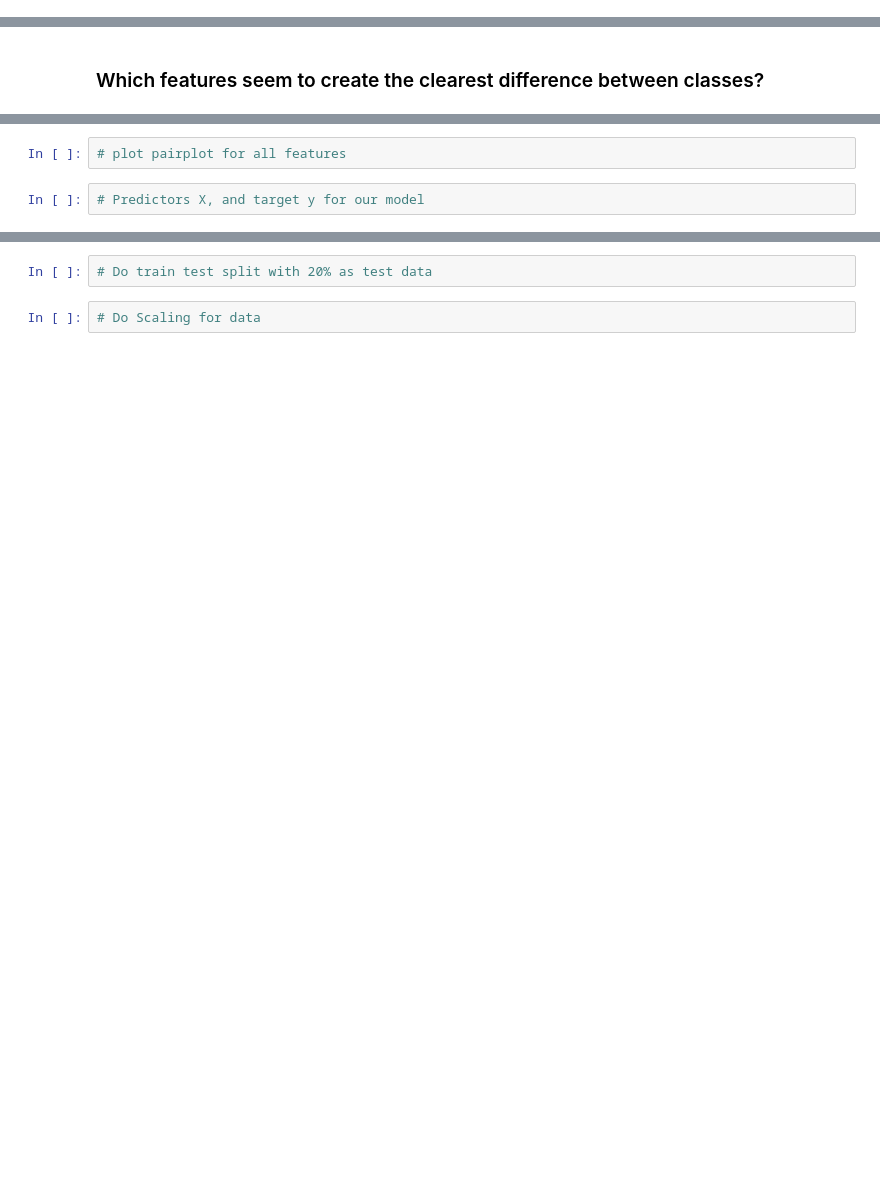
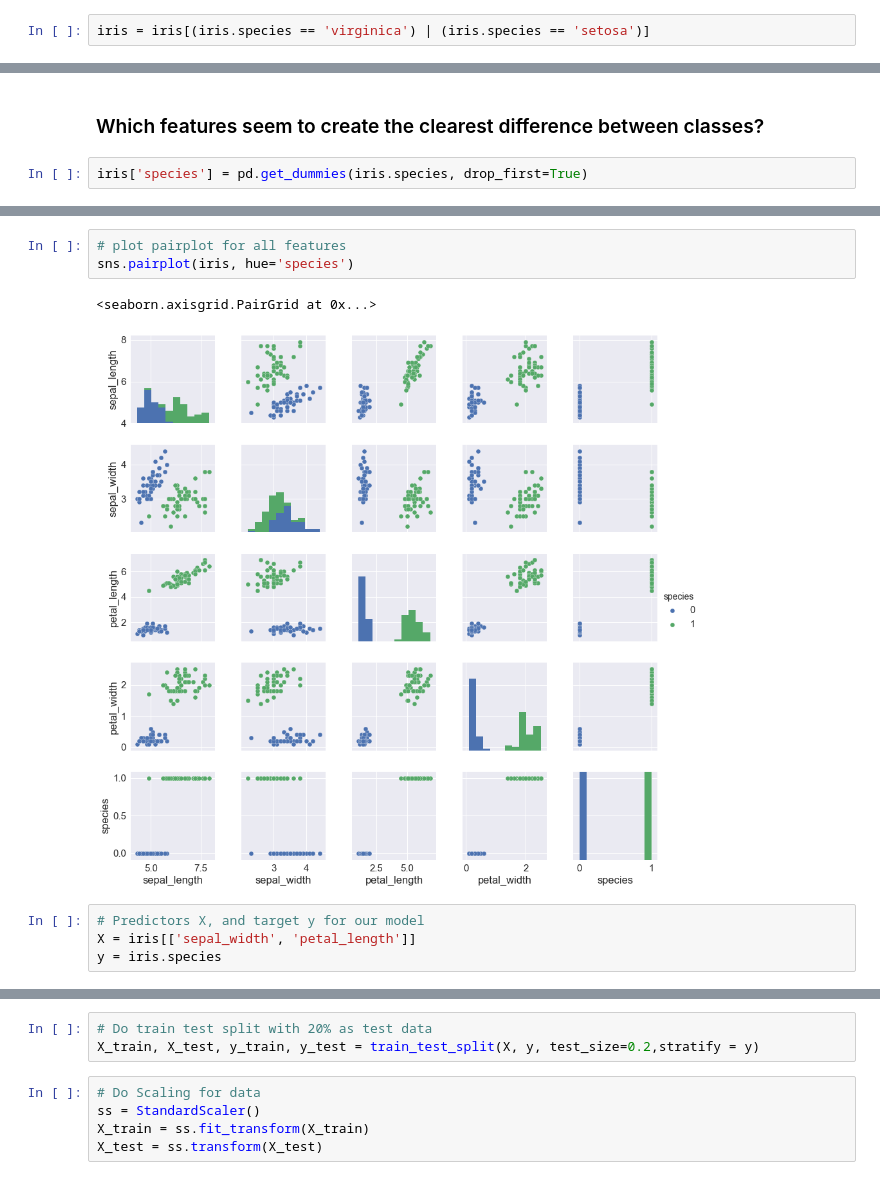
Before and after one commit to AbdullahMu/KNN-Intro-to-classification, a Jupyter notebook: classification-with-knn.ipynb, the cells around one changed output, grey strips where cells are left out. Saved outputs shown, nothing was run; the diff lists cells and outputs as text; blank space fills up the shorter version.

```diff
--- a/classification-with-knn.ipynb
+++ b/classification-with-knn.ipynb
@@ -273,0 +324,2 @@ iris.head()
+# %%
+iris = iris[(iris.species == 'virginica') | (iris.species == 'setosa')]
@@ -274,4 +332,6 @@ iris.head()
 # %% [markdown]
 ###  Which features seem to create the clearest difference between classes?
+# %%
+iris['species'] = pd.get_dummies(iris.species, drop_first=True)
 # %%
 # check correlation
@@ -278,7 +346,13 @@ iris.head()
 # %%
 # plot pairplot for all features
+sns.pairplot(iris, hue='species')
+# %% [output]
+<seaborn.axisgrid.PairGrid at 0x...>
+[figure, added]
 # %%
 # Predictors X, and target y for our model
+X = iris[['sepal_width', 'petal_length']]
+y = iris.species
 # %% [markdown]
 ### Quick context:
 **Petal** is the bright colorful bit of the flower.
@@ -287,7 +361,11 @@ iris.head()
 <img src="./images/Petal-sepal.jpg" alt="Image courtesy of Wikipedia" height="350" width="350">
 # %%
 # Do train test split with 20% as test data
+X_train, X_test, y_train, y_test = train_test_split(X, y, test_size=0.2,stratify = y)
 # %%
 # Do Scaling for data
+ss = StandardScaler()
+X_train = ss.fit_transform(X_train)
+X_test = ss.transform(X_test)
 # %%
 # Intialize our model
```
Also changed, not shown: parts of 13 cells of this notebook.
